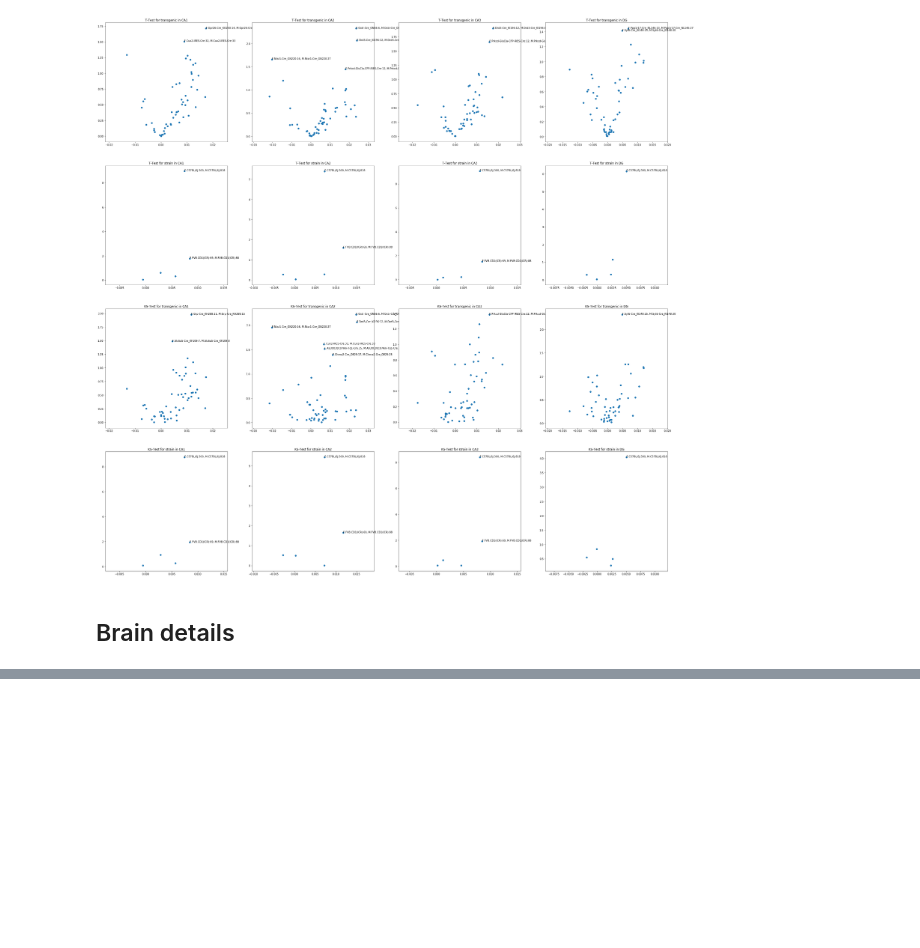
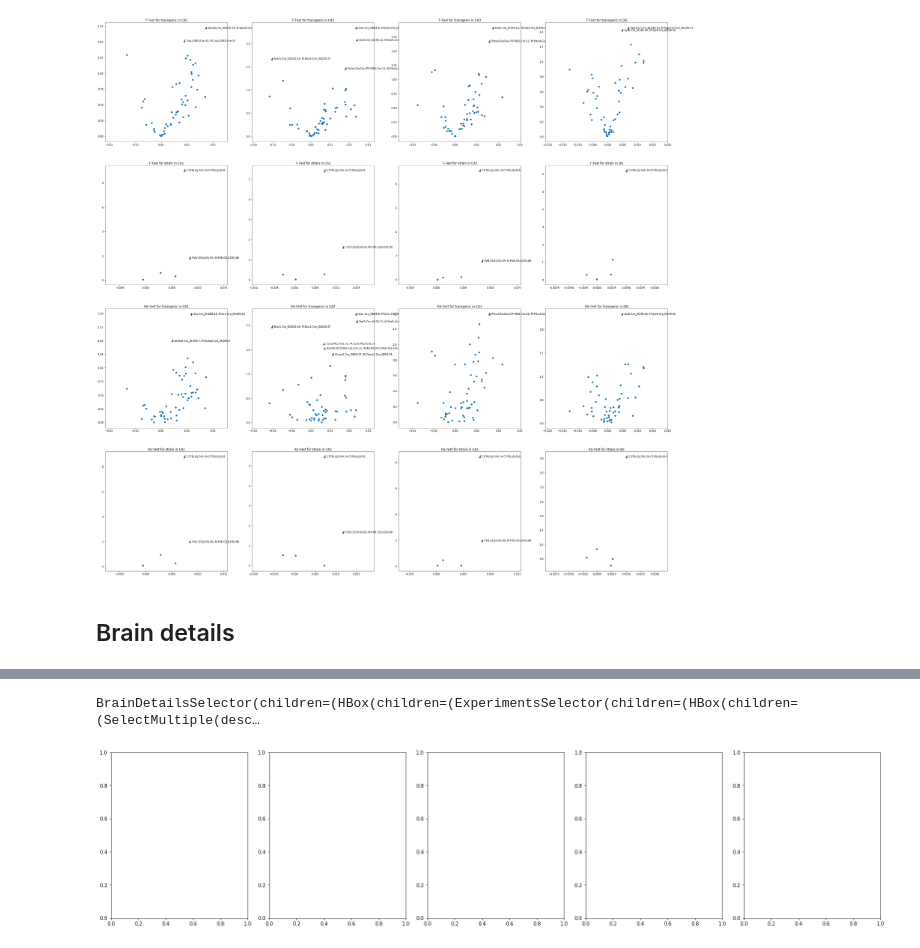
Before and after one commit to delkind/detectron_segmentation, a Jupyter notebook: ExperimentExplorer.ipynb, the cells around one changed output, grey strips where cells are left out. Saved outputs shown, nothing was run; the diff lists cells and outputs as text; code cells hidden in the pictures; blank space fills up the shorter version.

```diff
--- a/ExperimentExplorer.ipynb
+++ b/ExperimentExplorer.ipynb
@@ -271,2 +215,9 @@ HBox(children=(Combobox(value='random', description='Choose experiment: ', ensur
+# %%
+from explorer.brain_details_ui import BrainDetailsSelector
+
+display(BrainDetailsSelector(data_dir))
+# %% [output]
+BrainDetailsSelector(children=(HBox(children=(ExperimentsSelector(children=(HBox(children=(SelectMultiple(desc…
+[figure, added]
 # %%
 garbage=[302221478, 304543821]
```
Also changed, not shown: parts of 3 cells of this notebook, 6 other files.
